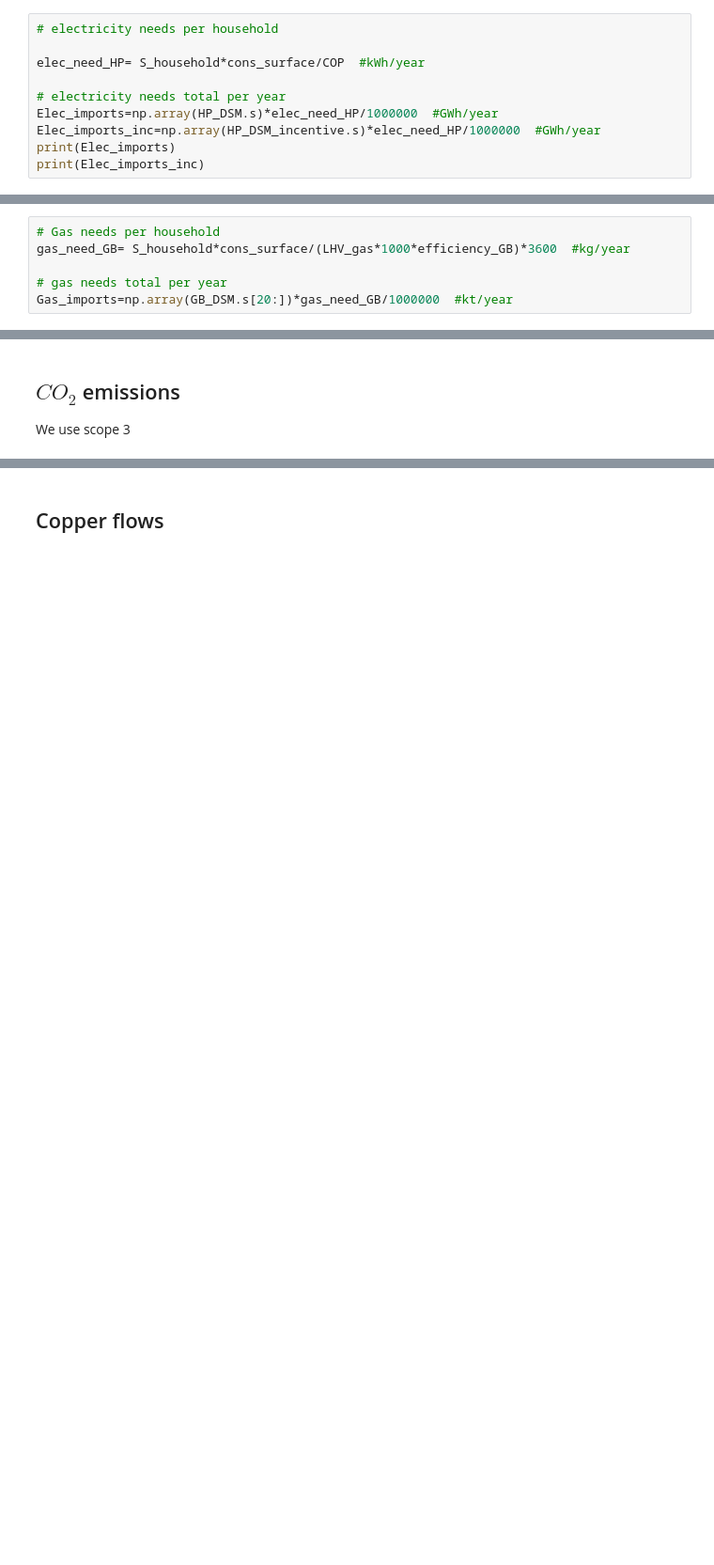
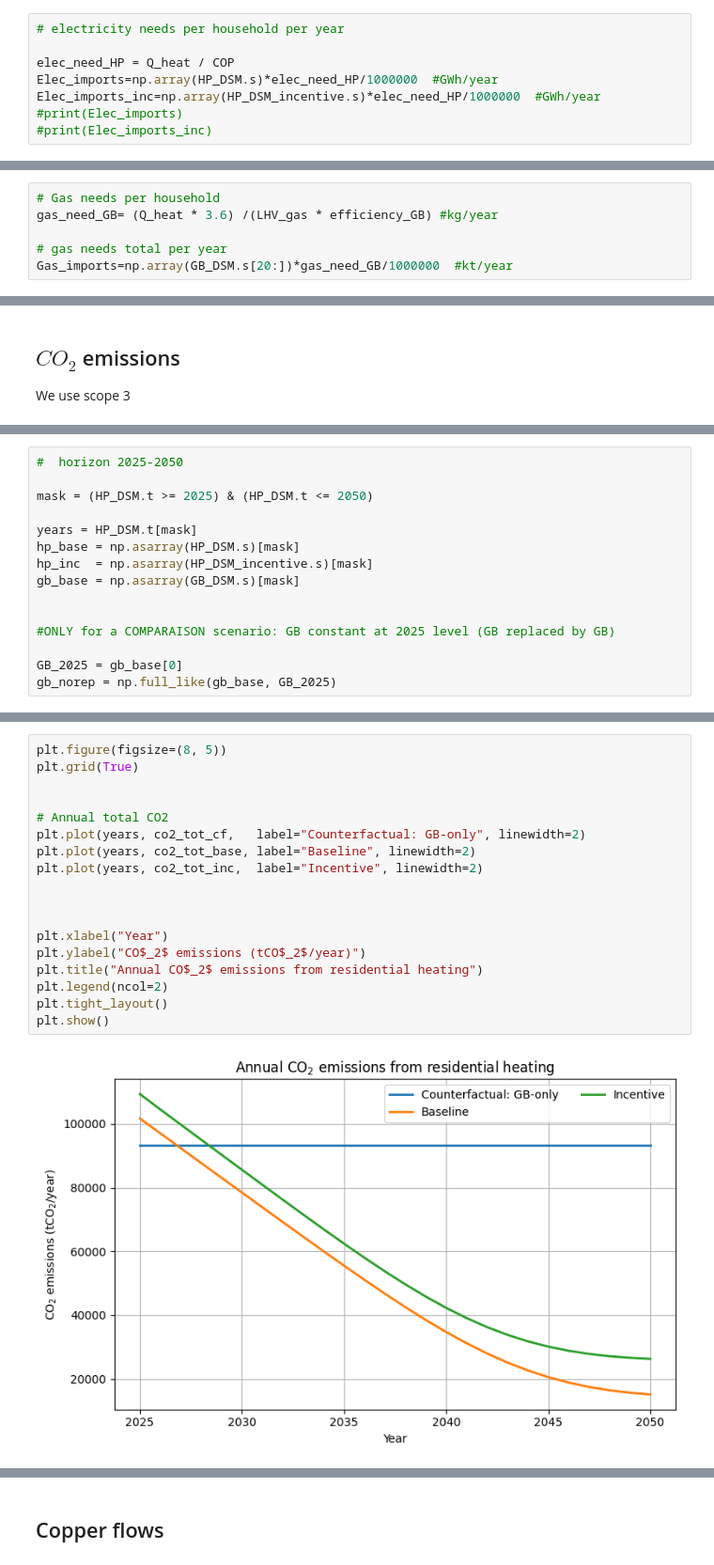
Before and after one commit to Margaux-Ccd/MFA_HeatPumps, a Jupyter notebook: Dynamic_MFA/Dynamic_HP.ipynb, the cells around one changed output, grey strips where cells are left out. Shown at 94% size. Drawn from its saved outputs; the diff is of its cells as text; blank space fills up the shorter version.

```diff
--- a/Dynamic_MFA/Dynamic_HP.ipynb
+++ b/Dynamic_MFA/Dynamic_HP.ipynb
@@ -369,12 +377,10 @@ copper_GB= 1.5 #kg
 # %% [markdown]
 ## Electricity imports
 # %%
-# electricity needs per household
+# electricity needs per household per year
 
-elec_need_HP= S_household*cons_surface/COP  #kWh/year
-
-# electricity needs total per year
+elec_need_HP = Q_heat / COP
 Elec_imports=np.array(HP_DSM.s)*elec_need_HP/1000000  #GWh/year
 Elec_imports_inc=np.array(HP_DSM_incentive.s)*elec_need_HP/1000000  #GWh/year
-print(Elec_imports)
-print(Elec_imports_inc)
+#print(Elec_imports)
+#print(Elec_imports_inc)
@@ -413,7 +401,7 @@ plt.legend()
 ## Gas imports
 # %%
 # Gas needs per household
-gas_need_GB= S_household*cons_surface/(LHV_gas*1000*efficiency_GB)*3600  #kg/year
+gas_need_GB= (Q_heat * 3.6) /(LHV_gas * efficiency_GB) #kg/year
 
 # gas needs total per year
 Gas_imports=np.array(GB_DSM.s[20:])*gas_need_GB/1000000  #kt/year
@@ -544,0 +431,15 @@ cum_GB = np.cumsum(CO2_emissions_GB)             # kt
+# %%
+#  horizon 2025-2050
+
+mask = (HP_DSM.t >= 2025) & (HP_DSM.t <= 2050)
+
+years = HP_DSM.t[mask]
+hp_base = np.asarray(HP_DSM.s)[mask]
+hp_inc  = np.asarray(HP_DSM_incentive.s)[mask]
+gb_base = np.asarray(GB_DSM.s)[mask]
+
+
+#ONLY for a COMPARAISON scenario: GB constant at 2025 level (GB replaced by GB)
+
+GB_2025 = gb_base[0]
+gb_norep = np.full_like(gb_base, GB_2025)
@@ -544,0 +517,20 @@ cum_GB = np.cumsum(CO2_emissions_GB)             # kt
+# %%
+plt.figure(figsize=(8, 5))
+plt.grid(True)
+
+
+# Annual total CO2
+plt.plot(years, co2_tot_cf,   label="Counterfactual: GB-only", linewidth=2)
+plt.plot(years, co2_tot_base, label="Baseline", linewidth=2)
+plt.plot(years, co2_tot_inc,  label="Incentive", linewidth=2)
+
+
+
+plt.xlabel("Year")
+plt.ylabel("CO$_2$ emissions (tCO$_2$/year)")
+plt.title("Annual CO$_2$ emissions from residential heating")
+plt.legend(ncol=2)
+plt.tight_layout()
+plt.show()
+# %% [output]
+[figure, added]
```
Also changed, not shown: parts of 20 cells of this notebook.
